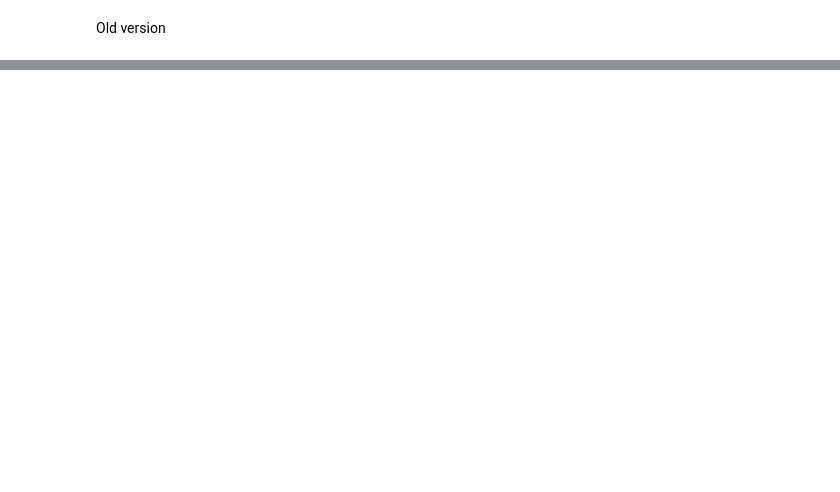
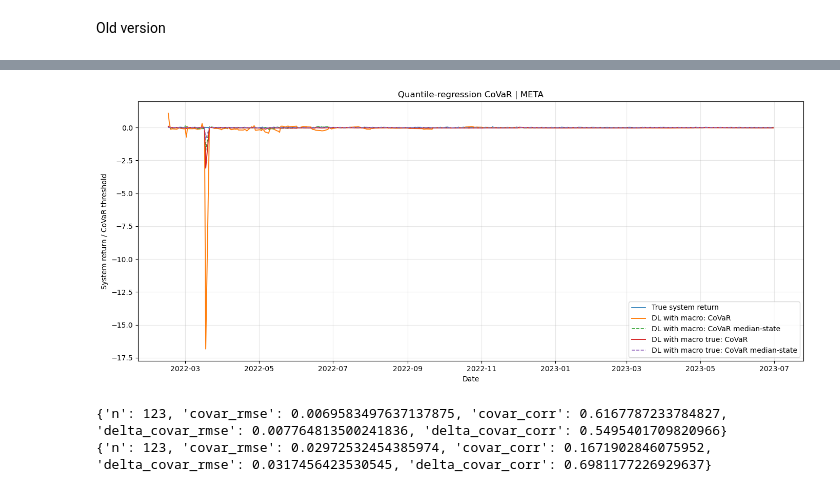
Before and after one commit to NastiaBur/project, a Jupyter notebook: data_parsing.ipynb, the cells around one changed output, grey strips where cells are left out. Cells and saved outputs as stored; diff of their text form; code cells hidden in the pictures; blank space fills up the shorter version.

```diff
--- a/data_parsing.ipynb
+++ b/data_parsing.ipynb
@@ -203,0 +1317,72 @@ if __name__ == "__main__":
+# %%
+from compare.quantile_regression_covar import plot_qr_covar
+
+plot_qr_covar(
+    qr_df_1=qr_dl,
+    qr_df_2=qr_dl_true,
+    model_1_name="DL with macro",
+    model_2_name="DL with macro true",
+    ticker="META",
+    start_date="2022-01-10",
+    end_date="2023-06-30",
+    # save_path="plots/meta_qr_covar.png",
+)
+# %% [output]
+[figure, added]
+# %%
+from compare.quantile_regression_covar import compute_quantile_regression_covar, compute_reference_quantile_regression_covar, evaluate_covar_tracking
+from compare.download_predictions import load_predictions
+
+dl_df = load_predictions('results/mamba_fred_full/inf_p64.npz', duplicate_mode='last')
+garch_df = load_predictions('results/garch/inf_h64s64.csv', duplicate_mode='last')
+
+qr_dl_pred = compute_quantile_regression_covar(
+    pred_df=dl_df,
+    panel="dataset_finance_fred_full/eval_csv_with_context/inflation_2022_2023_with_context.csv",
+    ticker="META",
+    q=0.05,
+    institution_mode="pred",
+    warmup=252,
+    step=1,
+)
+
+qr_garch_pred = compute_quantile_regression_covar(
+    pred_df=garch_df,
+    panel="dataset_finance_fred_full/eval_csv_with_context/inflation_2022_2023_with_context.csv",
+    ticker="META",
+    q=0.05,
+    institution_mode="pred",
+    warmup=252,
+    step=1,
+)
+
+qr_ref = compute_quantile_regression_covar(
+    pred_df=dl_df,  # можно и dl_df, и garch_df, главное чтобы были date + true
+    panel="dataset_finance_fred_full/eval_csv_with_context/inflation_2022_2023_with_context.csv",
+    ticker="META",
+    q=0.05,
+    institution_mode="true",
+    warmup=252,
+    step=1,
+)
+
+metrics_dl = evaluate_covar_tracking(
+    predicted_qr_df=qr_dl_pred,
+    reference_qr_df=qr_ref,
+    ticker="META",
+    start_date="2023-01-01",
+    end_date="2023-06-30",
+)
+print(metrics_dl)
+
+metrics_garch = evaluate_covar_tracking(
+    predicted_qr_df=qr_garch_pred,
+    reference_qr_df=qr_ref,
+    ticker="META",
+    start_date="2023-01-01",
+    end_date="2023-06-30",
+)
+print(metrics_garch)
+# %% [output]
+{'n': 123, 'covar_rmse': 0.0069583497637137875, 'covar_corr': 0.6167787233784827, 'delta_covar_rmse': 0.007764813500241836, 'delta_covar_corr': 0.5495401709820966}
+{'n': 123, 'covar_rmse': 0.02972532454385974, 'covar_corr': 0.1671902846075952, 'delta_covar_rmse': 0.0317456423530545, 'delta_covar_corr': 0.6981177226929637}
```
Also changed, not shown: parts of 19 cells of this notebook, 31 other files.
